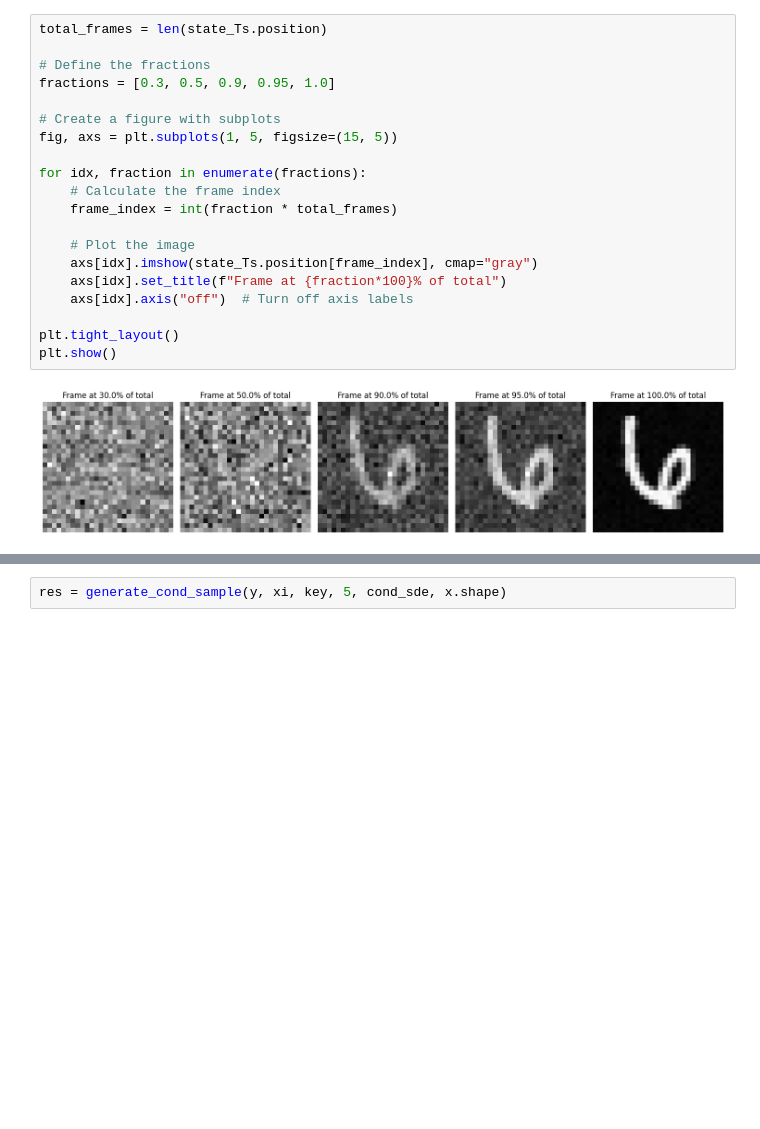
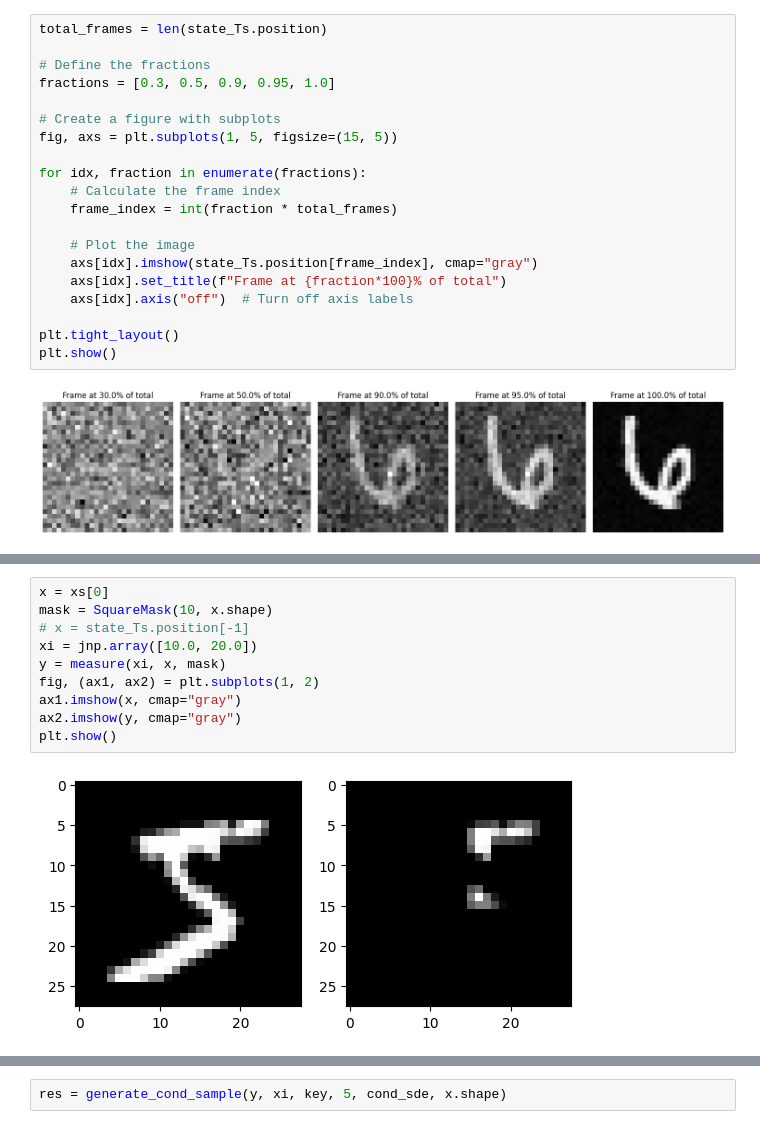
Before and after one commit to jcopo/diffuse, a Jupyter notebook: sandbox.ipynb, the cells around one changed output, grey strips where cells are left out. Cells and saved outputs as stored; diff of their text form; blank space fills up the shorter version.

```diff
--- a/sandbox.ipynb
+++ b/sandbox.ipynb
@@ -162,0 +162,12 @@ cond_sde = CondSDE(beta=beta, mask=mask, tf=2.0, score=nn_score)
+# %%
+x = xs[0]
+mask = SquareMask(10, x.shape)
+# x = state_Ts.position[-1]
+xi = jnp.array([10.0, 20.0])
+y = measure(xi, x, mask)
+fig, (ax1, ax2) = plt.subplots(1, 2)
+ax1.imshow(x, cmap="gray")
+ax2.imshow(y, cmap="gray")
+plt.show()
+# %% [output]
+[figure, added]
```
Also changed, not shown: parts of 23 cells of this notebook, 3 other files.
